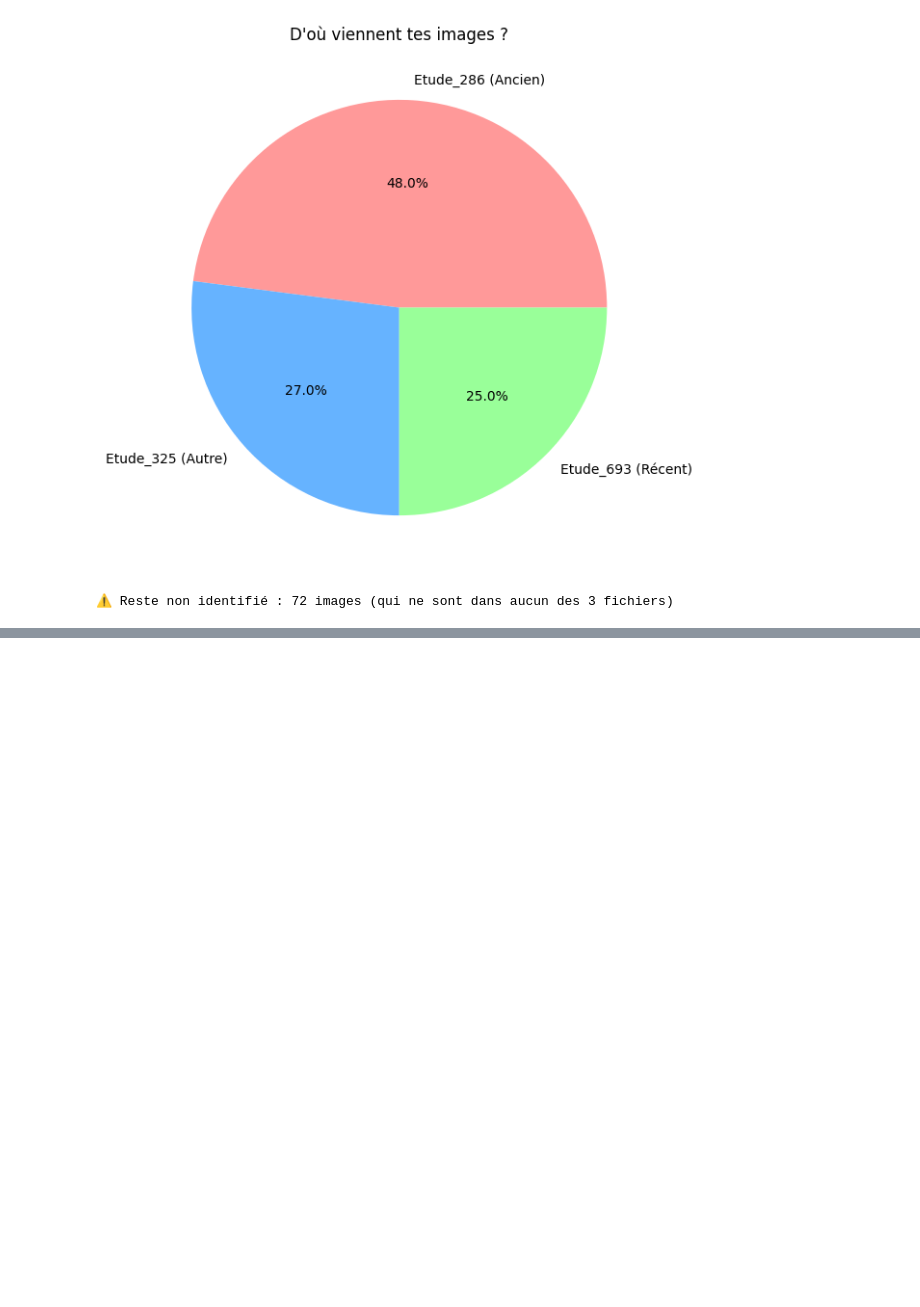
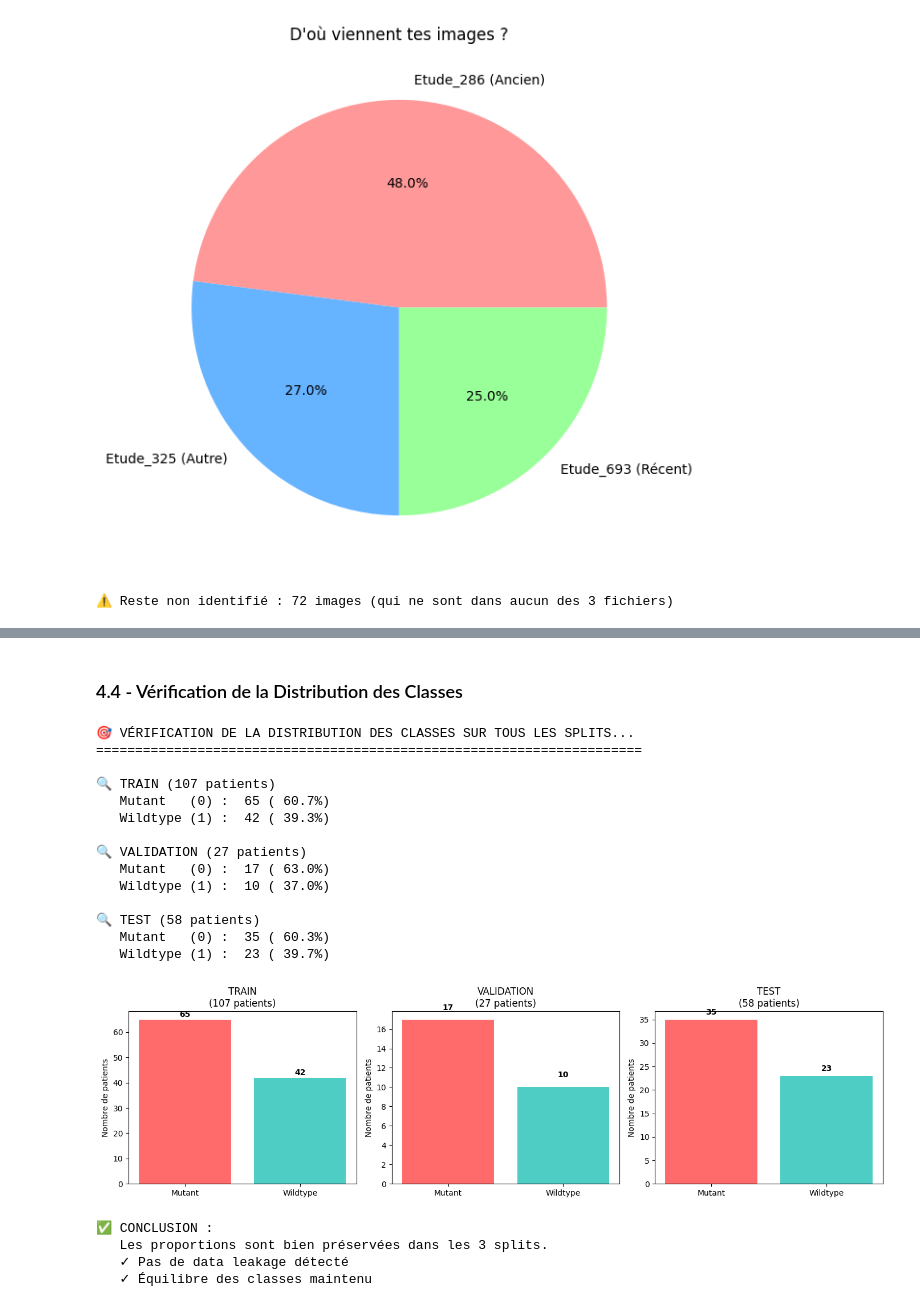
Before and after one commit to imenbenhenda/Glioma-Classification-Project, a Jupyter notebook: src/01_Data_Exploration_Check.ipynb, the cells around one changed output, grey strips where cells are left out. Saved outputs shown, nothing was run; the diff lists cells and outputs as text; code cells hidden in the pictures; blank space fills up the shorter version.

```diff
--- a/src/01_Data_Exploration_Check.ipynb
+++ b/src/01_Data_Exploration_Check.ipynb
@@ -1043,0 +1819,67 @@ else:
+# %% [markdown]
+### 4.4 - Vérification de la Distribution des Classes
+# %%
+print("🎯 VÉRIFICATION DE LA DISTRIBUTION DES CLASSES SUR TOUS LES SPLITS...")
+print("=" * 70)
+
+def check_class_distribution(loader, split_name):
+    """Vérifie l'équilibre des classes dans un DataLoader."""
+    all_labels = []
+
+    for _, labels in loader:
+        all_labels.extend(labels.numpy())
+
+    all_labels = np.array(all_labels)
+    n_mutant = (all_labels == 0).sum()
+    n_wildtype = (all_labels == 1).sum()
+    total = len(all_labels)
+
+    print(f"\n🔍 {split_name.upper()} ({total} patients)")
+    print(f"   Mutant   (0) : {n_mutant:3d} ({n_mutant/total*100:5.1f}%)")
+    print(f"   Wildtype (1) : {n_wildtype:3d} ({n_wildtype/total*100:5.1f}%)")
+
+    return [n_mutant, n_wildtype]
+
+# Vérifier tous les splits
+train_dist = check_class_distribution(train_loader, "train")
+val_dist = check_class_distribution(val_loader, "validation")
+test_dist = check_class_distribution(test_loader, "test")
+
+# Graphique
+fig, axes = plt.subplots(1, 3, figsize=(14, 4))
+
+for ax, dist, name in zip(axes, [train_dist, val_dist, test_dist],
+                          ['TRAIN', 'VALIDATION', 'TEST']):
+    ax.bar(['Mutant', 'Wildtype'], dist, color=['#FF6B6B', '#4ECDC4'])
+    ax.set_title(f'{name}\n({sum(dist)} patients)')
+    ax.set_ylabel('Nombre de patients')
+    for i, v in enumerate(dist):
+        ax.text(i, v + 1, str(v), ha='center', fontweight='bold')
+
+plt.tight_layout()
+plt.show()
+
+print("\n✅ CONCLUSION :")
+print("   Les proportions sont bien préservées dans les 3 splits.")
+print("   ✓ Pas de data leakage détecté")
+print("   ✓ Équilibre des classes maintenu")
+# %% [output]
+🎯 VÉRIFICATION DE LA DISTRIBUTION DES CLASSES SUR TOUS LES SPLITS...
+======================================================================
+
+🔍 TRAIN (107 patients)
+   Mutant   (0) :  65 ( 60.7%)
+   Wildtype (1) :  42 ( 39.3%)
+
+🔍 VALIDATION (27 patients)
+   Mutant   (0) :  17 ( 63.0%)
+   Wildtype (1) :  10 ( 37.0%)
+
+🔍 TEST (58 patients)
+   Mutant   (0) :  35 ( 60.3%)
+   Wildtype (1) :  23 ( 39.7%)
+[figure, added]
+✅ CONCLUSION :
+   Les proportions sont bien préservées dans les 3 splits.
+   ✓ Pas de data leakage détecté
+   ✓ Équilibre des classes maintenu
```
Also changed, not shown: parts of 32 cells of this notebook.
